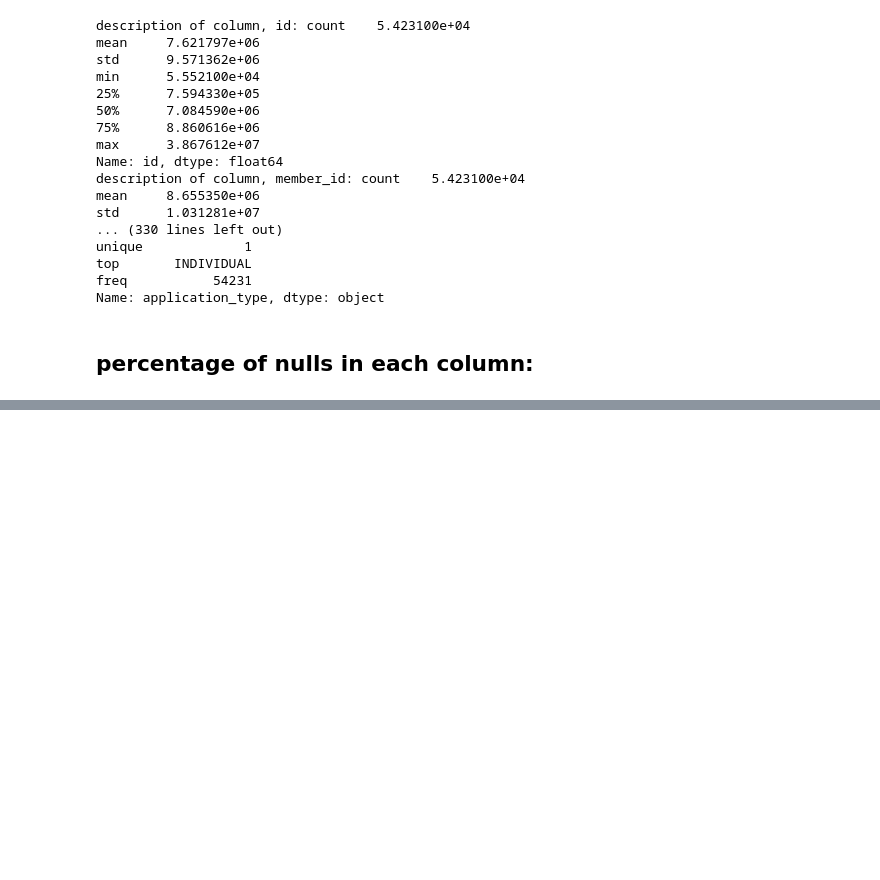
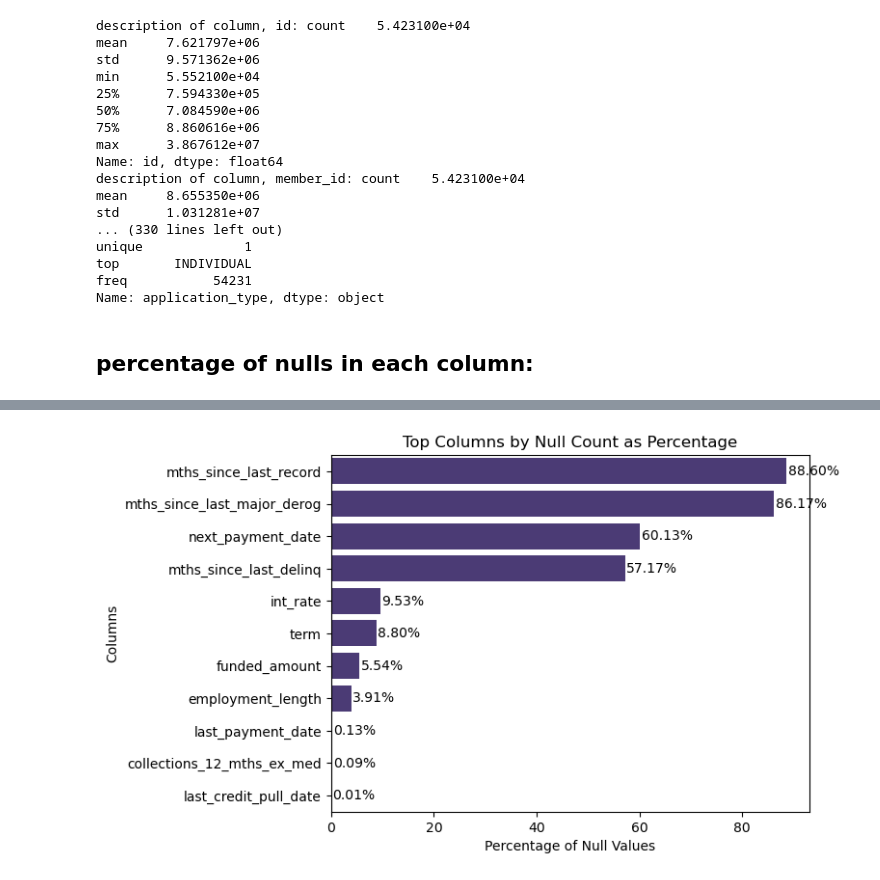
Before and after one commit to mishadcf/exploratory-data-analysis---customer-loans-in-finance928, a Jupyter notebook: EDA.ipynb, the cells around one changed output, grey strips where cells are left out. Cells and saved outputs as stored; diff of their text form; code cells hidden in the pictures; blank space fills up the shorter version.

```diff
--- a/EDA.ipynb
+++ b/EDA.ipynb
@@ -636,0 +799,10 @@ TypeError: DataFrame.insert() missing 2 required positional arguments: 'column'
+# %%
+ import matplotlib.pyplot as plt
+ def nulls_by_feature(nulls):
+        sns.set_palette("viridis")
+        nulls = nulls[nulls['null_count']>0].sort_values('null_count', ascending=False)
+        sns.barplot(x='null_count'/ 54231 , y='column', data=nulls)
+        plt.title('Top 10 Columns by Null Count')
+        plt.xlabel('Count of Null Values')
+        plt.ylabel('Columns')
+        plt.show()
@@ -636,0 +850,37 @@ TypeError: DataFrame.insert() missing 2 required positional arguments: 'column'
+# %%
+import seaborn as sns
+import matplotlib.pyplot as plt
+
+def nulls_by_feature(nulls):
+    sns.set_palette("viridis")
+
+    # Filter out columns with no nulls and sort by null_count
+    nulls = nulls[nulls['null_count'] > 0].sort_values('null_count', ascending=False)
+
+    # Calculate the percentage of nulls
+    nulls['percentage'] = (nulls['null_count'] / 54231) * 100
+
+    # Plotting using the calculated percentages
+    ax = sns.barplot(x='percentage', y='column', data=nulls)
+
+    plt.title('Top Columns by Null Count as Percentage')
+    plt.xlabel('Percentage of Null Values')
+    plt.ylabel('Columns')
+
+    # Adding annotations
+    for p in ax.patches:
+        width = p.get_width()    # get bar length
+        plt.text(width + 0.3,    # set the text at 0.3 unit right of the bar
+                 p.get_y() + p.get_height() / 2, # get Y coordinate + half of the bar height
+                 '{:1.2f}%'.format(width), # format the value as a percentage
+                 ha = 'left',   # horizontal alignment
+                 va = 'center') # vertical alignment
+
+    plt.show()
+
+# Use the function with your DataFrame
+# nulls_by_feature(nulls)
+# %%
+nulls_by_feature(nulls)
+# %% [output]
+[figure, added]
```
Also changed, not shown: parts of 69 cells of this notebook, 5 other files.
